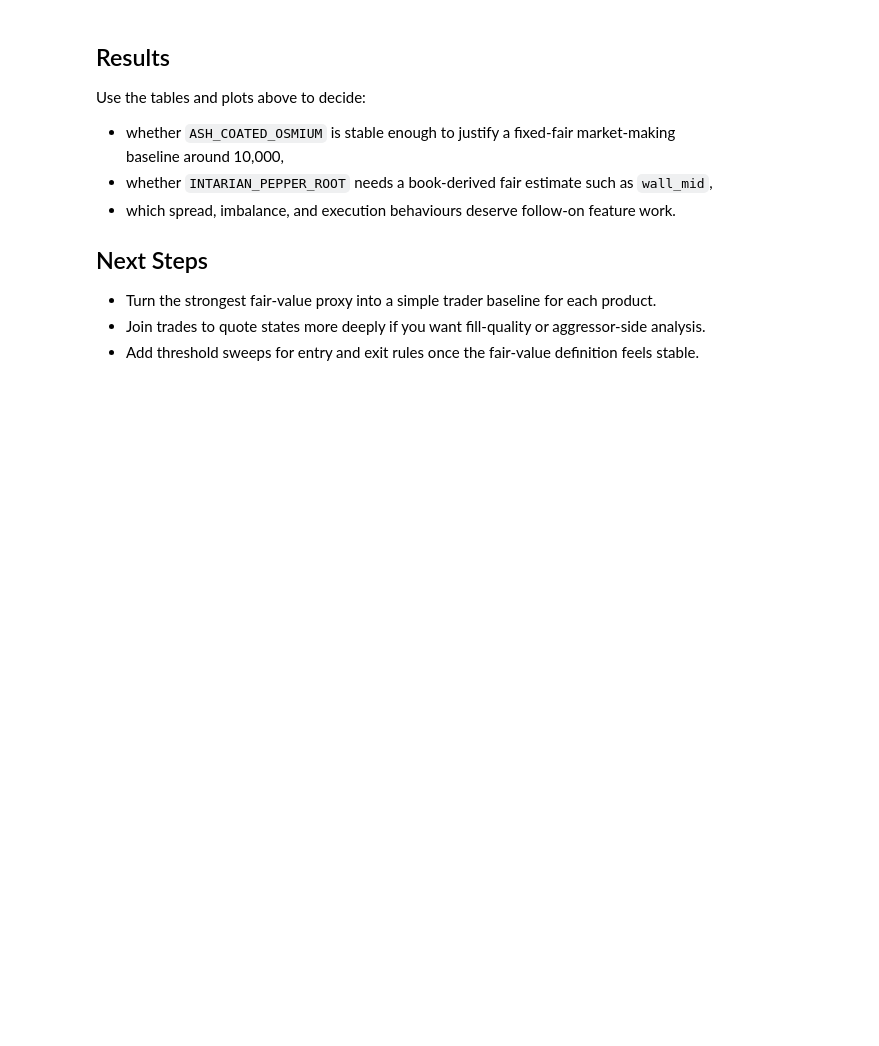
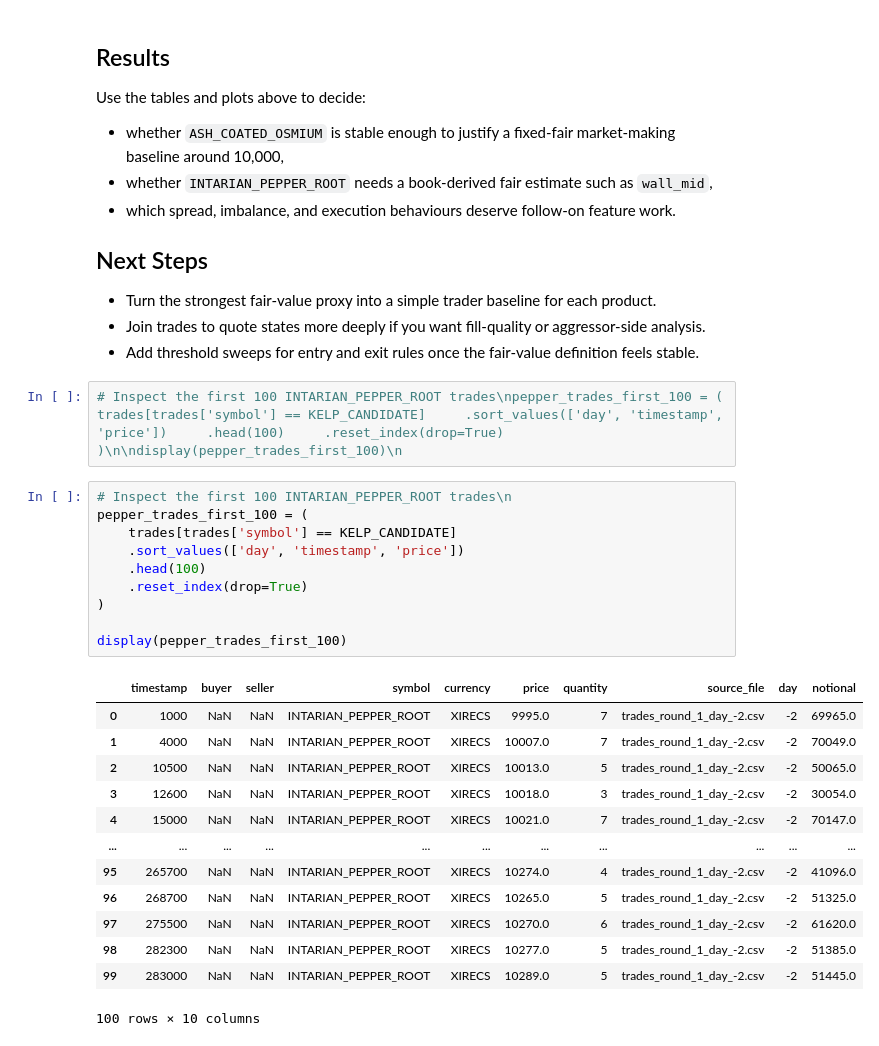
Before and after one commit to s-h-a-n-i-l/imc-prosperity, a Jupyter notebook: output/jupyter-notebook/round-1-eda.ipynb, the cells around one changed output. Drawn from its saved outputs; the diff is of its cells as text; blank space fills up the shorter version.

```diff
--- a/output/jupyter-notebook/round-1-eda.ipynb
+++ b/output/jupyter-notebook/round-1-eda.ipynb
@@ -660,3 +660,29 @@ Use the tables and plots above to decide:
 - Turn the strongest fair-value proxy into a simple trader baseline for each product.
 - Join trades to quote states more deeply if you want fill-quality or aggressor-side analysis.
 - Add threshold sweeps for entry and exit rules once the fair-value definition feels stable.
+# %%
+# Inspect the first 100 INTARIAN_PEPPER_ROOT trades\npepper_trades_first_100 = (     trades[trades['symbol'] == KELP_CANDIDATE]     .sort_values(['day', 'timestamp', 'price'])     .head(100)     .reset_index(drop=True) )\n\ndisplay(pepper_trades_first_100)\n
+# %%
+# Inspect the first 100 INTARIAN_PEPPER_ROOT trades\n
+pepper_trades_first_100 = (
+    trades[trades['symbol'] == KELP_CANDIDATE]
+    .sort_values(['day', 'timestamp', 'price'])
+    .head(100)
+    .reset_index(drop=True)
+)
+
+display(pepper_trades_first_100)
+# %% [output]
+|  | timestamp | buyer | seller | symbol | currency | price | quantity | source_file | day | notional |
+| 0 | 1000 | NaN | NaN | INTARIAN_PEPPER_ROOT | XIRECS | 9995.0 | 7 | trades_round_1_day_-2.csv | -2 | 69965.0 |
+| 1 | 4000 | NaN | NaN | INTARIAN_PEPPER_ROOT | XIRECS | 10007.0 | 7 | trades_round_1_day_-2.csv | -2 | 70049.0 |
+| 2 | 10500 | NaN | NaN | INTARIAN_PEPPER_ROOT | XIRECS | 10013.0 | 5 | trades_round_1_day_-2.csv | -2 | 50065.0 |
+| 3 | 12600 | NaN | NaN | INTARIAN_PEPPER_ROOT | XIRECS | 10018.0 | 3 | trades_round_1_day_-2.csv | -2 | 30054.0 |
+| 4 | 15000 | NaN | NaN | INTARIAN_PEPPER_ROOT | XIRECS | 10021.0 | 7 | trades_round_1_day_-2.csv | -2 | 70147.0 |
+| ... | ... | ... | ... | ... | ... | ... | ... | ... | ... | ... |
+| 95 | 265700 | NaN | NaN | INTARIAN_PEPPER_ROOT | XIRECS | 10274.0 | 4 | trades_round_1_day_-2.csv | -2 | 41096.0 |
+| 96 | 268700 | NaN | NaN | INTARIAN_PEPPER_ROOT | XIRECS | 10265.0 | 5 | trades_round_1_day_-2.csv | -2 | 51325.0 |
+| 97 | 275500 | NaN | NaN | INTARIAN_PEPPER_ROOT | XIRECS | 10270.0 | 6 | trades_round_1_day_-2.csv | -2 | 61620.0 |
+| 98 | 282300 | NaN | NaN | INTARIAN_PEPPER_ROOT | XIRECS | 10277.0 | 5 | trades_round_1_day_-2.csv | -2 | 51385.0 |
+| 99 | 283000 | NaN | NaN | INTARIAN_PEPPER_ROOT | XIRECS | 10289.0 | 5 | trades_round_1_day_-2.csv | -2 | 51445.0 |
+100 rows × 10 columns
```
Also changed, not shown: parts of 1 cell of this notebook, 18 other files.
